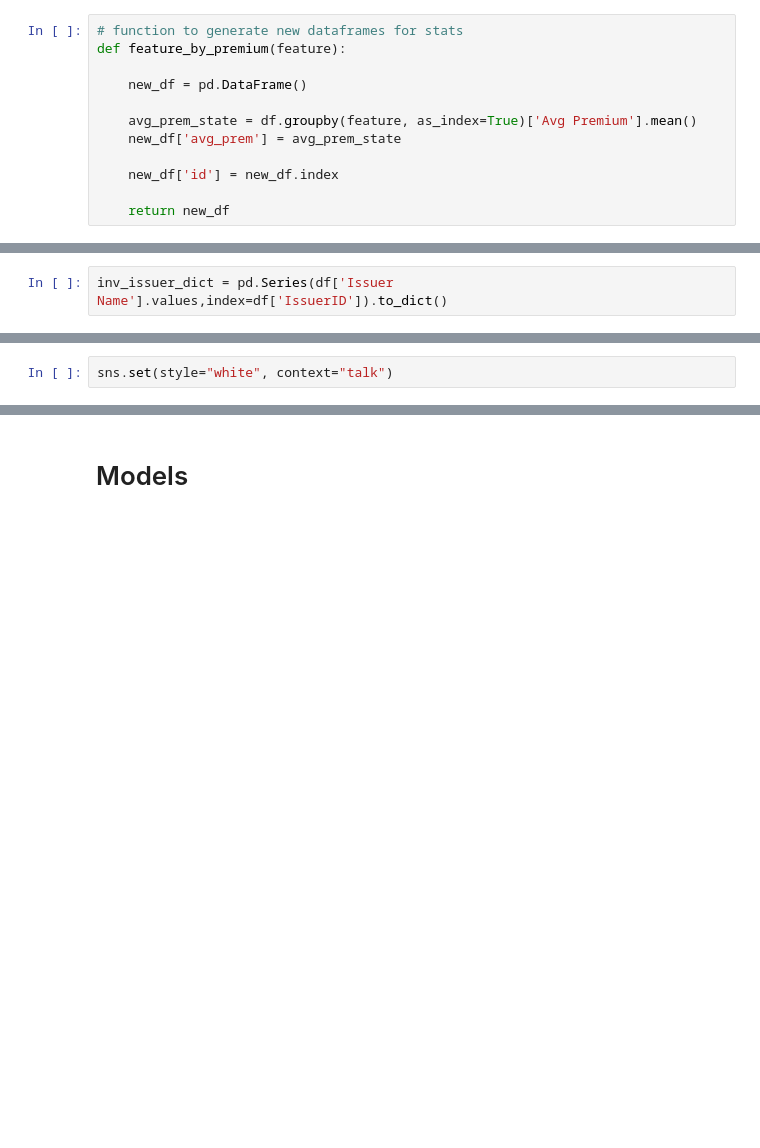
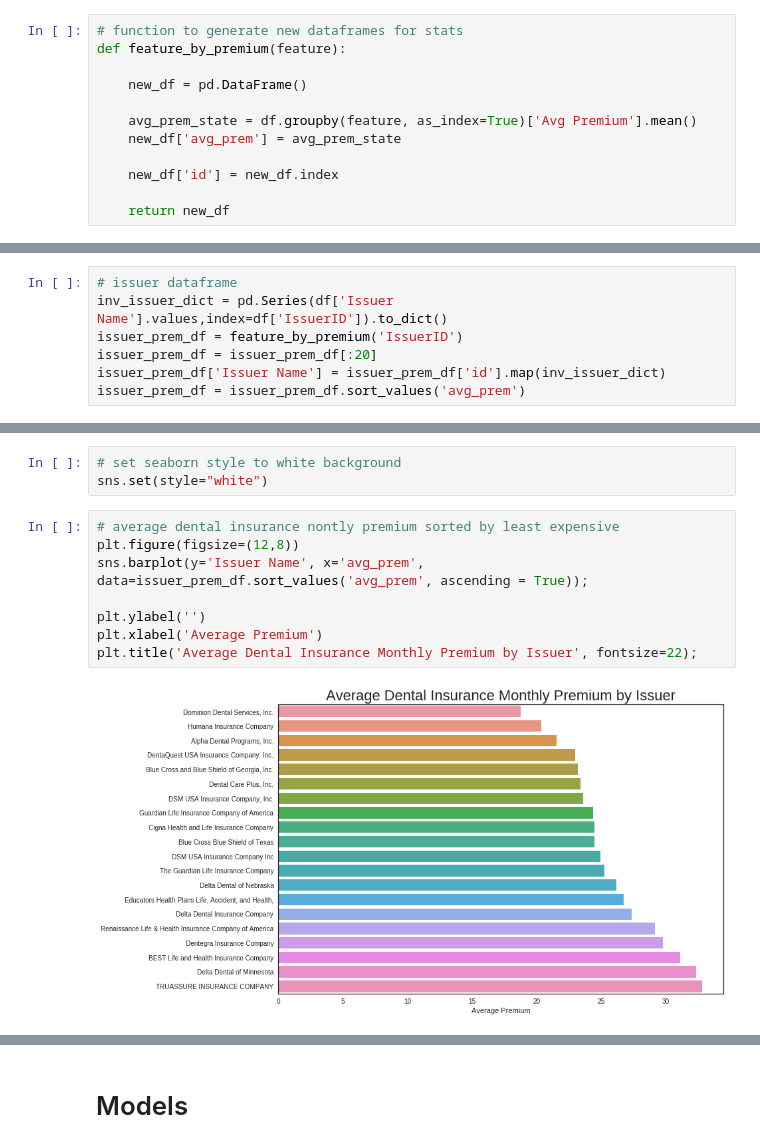
Before and after one commit to hjhuney/Healthcare-dot-Gov-Notebooks, a Jupyter notebook: 2017_QHP_Individual_Market_Dental.ipynb, the cells around one changed output, grey strips where cells are left out. Cells and saved outputs as stored; diff of their text form; blank space fills up the shorter version.

```diff
--- a/2017_QHP_Individual_Market_Dental.ipynb
+++ b/2017_QHP_Individual_Market_Dental.ipynb
@@ -515,2 +544,7 @@ Chart({
 # %%
+# issuer dataframe
 inv_issuer_dict = pd.Series(df['Issuer Name'].values,index=df['IssuerID']).to_dict()
+issuer_prem_df = feature_by_premium('IssuerID')
+issuer_prem_df = issuer_prem_df[:20]
+issuer_prem_df['Issuer Name'] = issuer_prem_df['id'].map(inv_issuer_dict)
+issuer_prem_df = issuer_prem_df.sort_values('avg_prem')
@@ -535,2 +550,0 @@ issuer_prem_df.head()
-# %%
-sns.set(style="white", context="talk")
@@ -560,0 +597,13 @@ plt.title('Average Dental Insurance Premium by Insurer');
+# %%
+# set seaborn style to white background
+sns.set(style="white")
+# %%
+# average dental insurance nontly premium sorted by least expensive
+plt.figure(figsize=(12,8))
+sns.barplot(y='Issuer Name', x='avg_prem', data=issuer_prem_df.sort_values('avg_prem', ascending = True));
+
+plt.ylabel('')
+plt.xlabel('Average Premium')
+plt.title('Average Dental Insurance Monthly Premium by Issuer', fontsize=22);
+# %% [output]
+[figure, added]
```
Also changed, not shown: parts of 28 cells of this notebook.
